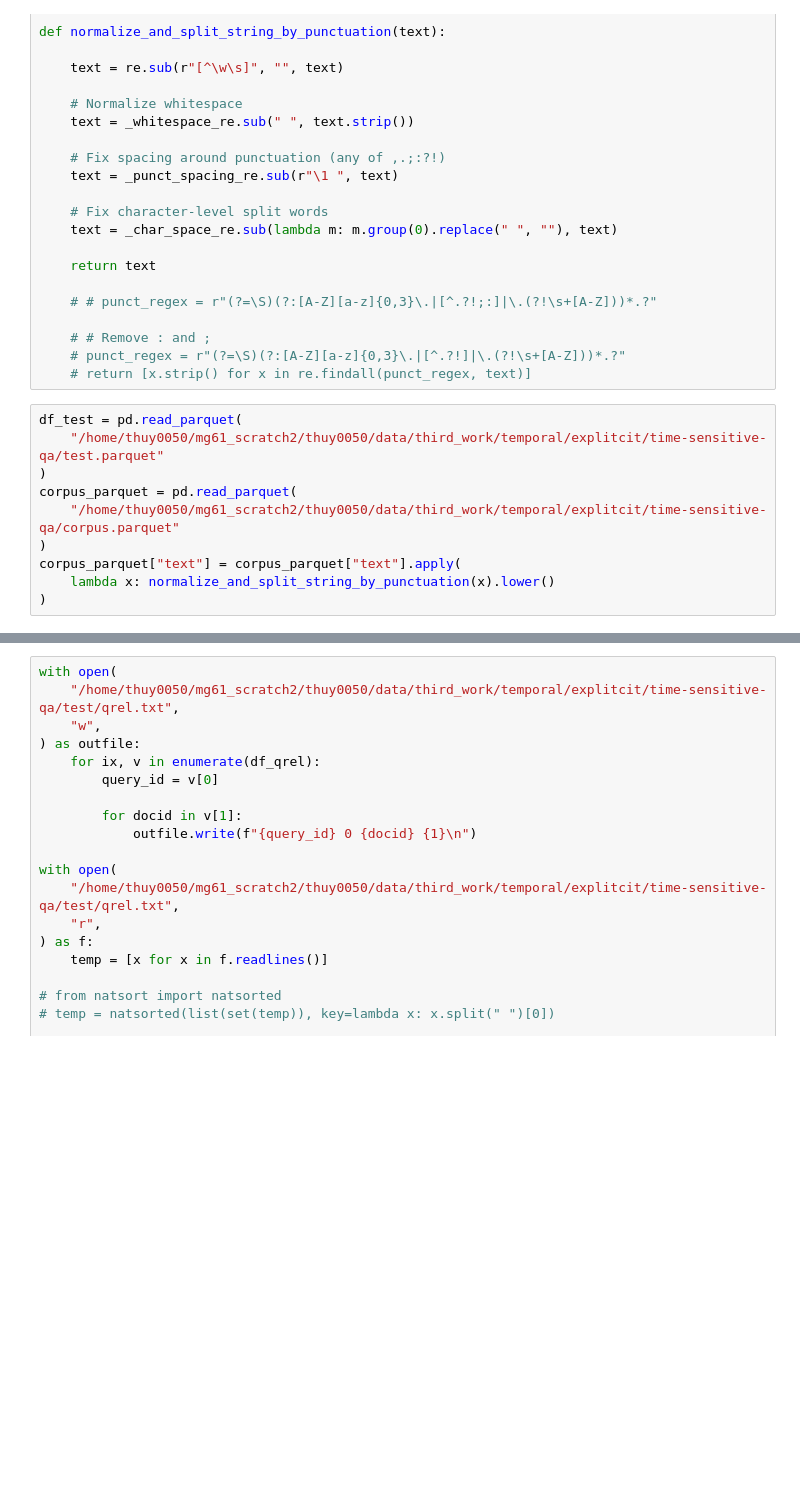
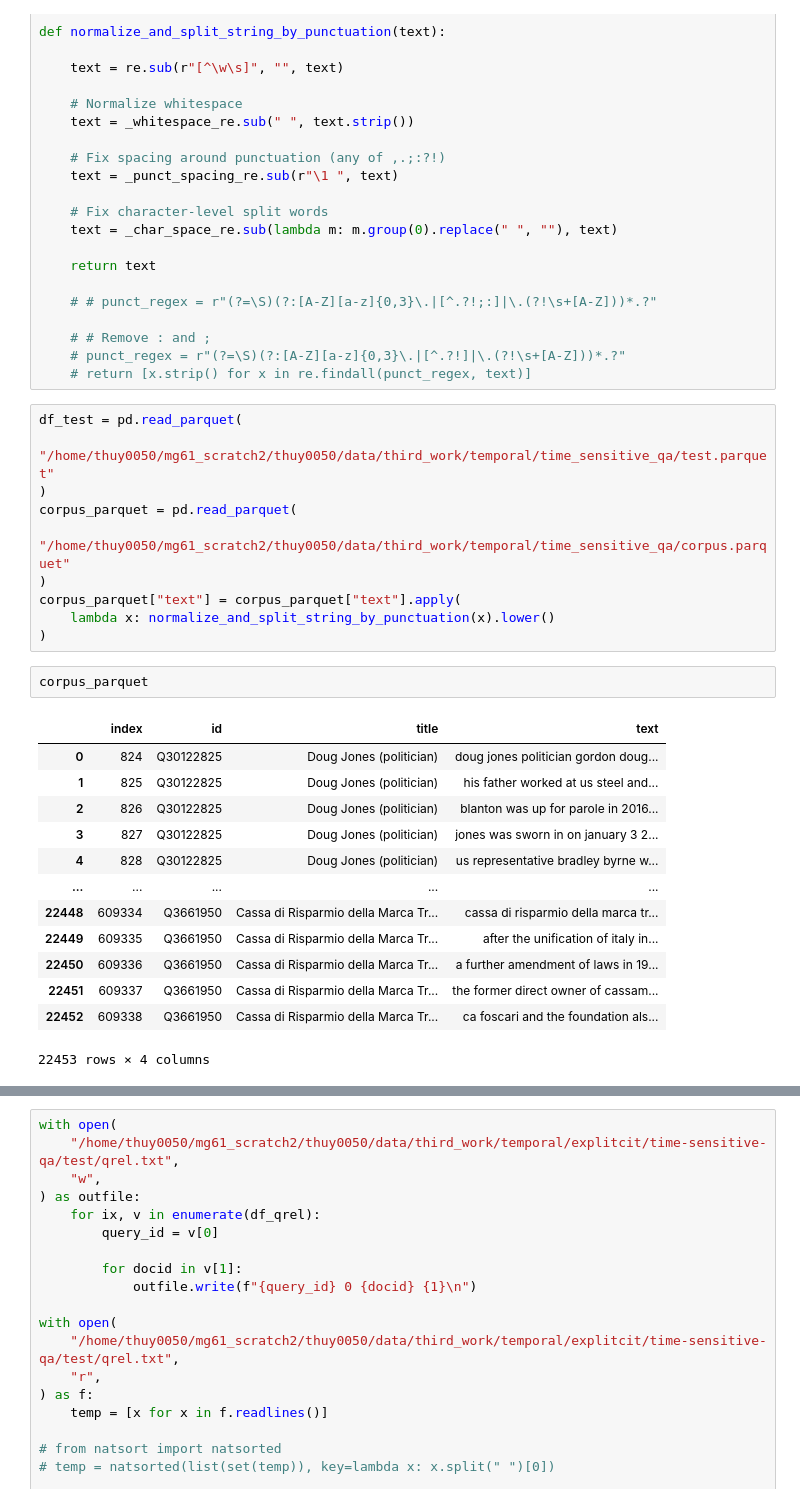
Before and after one commit to LouisDo2108/tevatron, a Jupyter notebook: louis/extract_temporal/preprocess_temporal_nobel_prize/preprocess_temporal.ipynb, the cells around one changed output, grey strips where cells are left out. Cells and saved outputs as stored; diff of their text form; blank space fills up the shorter version.

```diff
--- a/louis/extract_temporal/preprocess_temporal_nobel_prize/preprocess_temporal.ipynb
+++ b/louis/extract_temporal/preprocess_temporal_nobel_prize/preprocess_temporal.ipynb
@@ -2113,11 +2120,27 @@ def normalize_and_split_string_by_punctuation(text):
     # return [x.strip() for x in re.findall(punct_regex, text)]
 # %%
 df_test = pd.read_parquet(
-    "/home/thuy0050/mg61_scratch2/thuy0050/data/third_work/temporal/explitcit/time-sensitive-qa/test.parquet"
+    "/home/thuy0050/mg61_scratch2/thuy0050/data/third_work/temporal/time_sensitive_qa/test.parquet"
 )
 corpus_parquet = pd.read_parquet(
-    "/home/thuy0050/mg61_scratch2/thuy0050/data/third_work/temporal/explitcit/time-sensitive-qa/corpus.parquet"
+    "/home/thuy0050/mg61_scratch2/thuy0050/data/third_work/temporal/time_sensitive_qa/corpus.parquet"
 )
 corpus_parquet["text"] = corpus_parquet["text"].apply(
     lambda x: normalize_and_split_string_by_punctuation(x).lower()
 )
+# %%
+corpus_parquet
+# %% [output]
+|  | index | id | title | text |
+| 0 | 824 | Q30122825 | Doug Jones (politician) | doug jones politician gordon doug... |
+| 1 | 825 | Q30122825 | Doug Jones (politician) | his father worked at us steel and... |
+| 2 | 826 | Q30122825 | Doug Jones (politician) | blanton was up for parole in 2016... |
+| 3 | 827 | Q30122825 | Doug Jones (politician) | jones was sworn in on january 3 2... |
+| 4 | 828 | Q30122825 | Doug Jones (politician) | us representative bradley byrne w... |
+| ... | ... | ... | ... | ... |
+| 22448 | 609334 | Q3661950 | Cassa di Risparmio della Marca Tr... | cassa di risparmio della marca tr... |
+| 22449 | 609335 | Q3661950 | Cassa di Risparmio della Marca Tr... | after the unification of italy in... |
+| 22450 | 609336 | Q3661950 | Cassa di Risparmio della Marca Tr... | a further amendment of laws in 19... |
+| 22451 | 609337 | Q3661950 | Cassa di Risparmio della Marca Tr... | the former direct owner of cassam... |
+| 22452 | 609338 | Q3661950 | Cassa di Risparmio della Marca Tr... | ca foscari and the foundation als... |
+22453 rows × 4 columns
```
Also changed, not shown: parts of 24 cells of this notebook, 50 other files.
